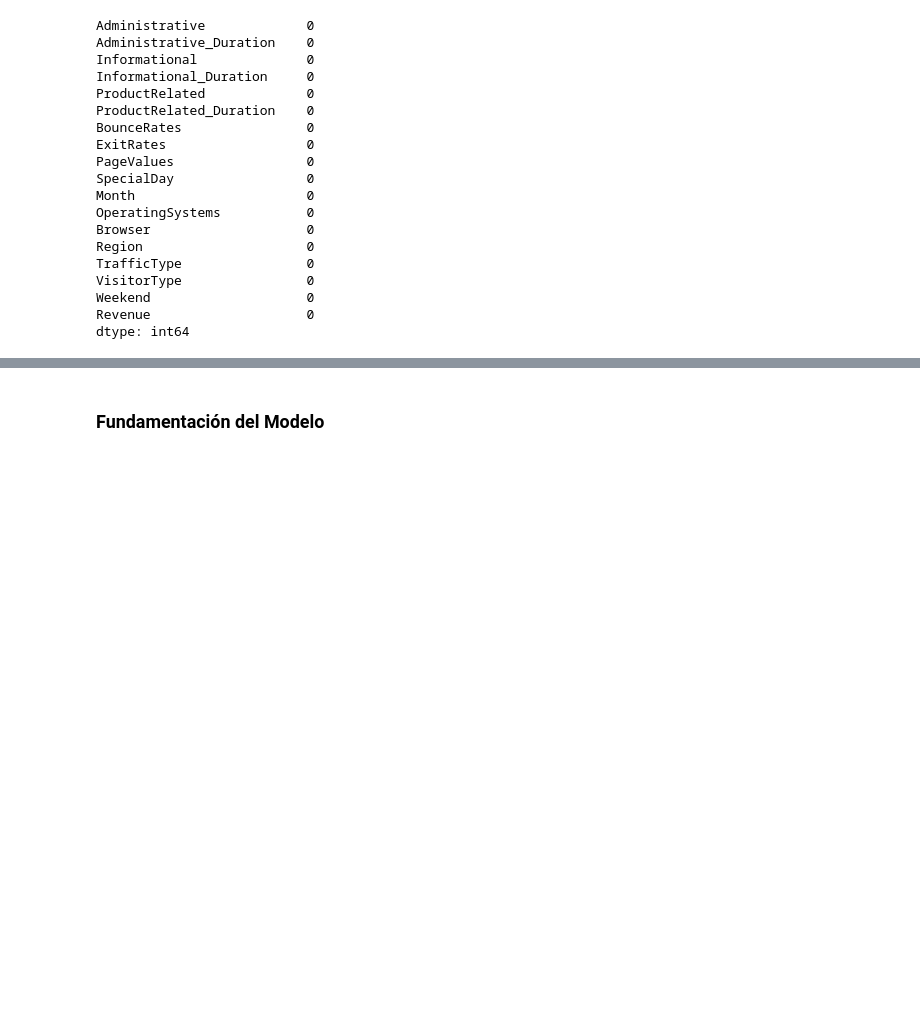
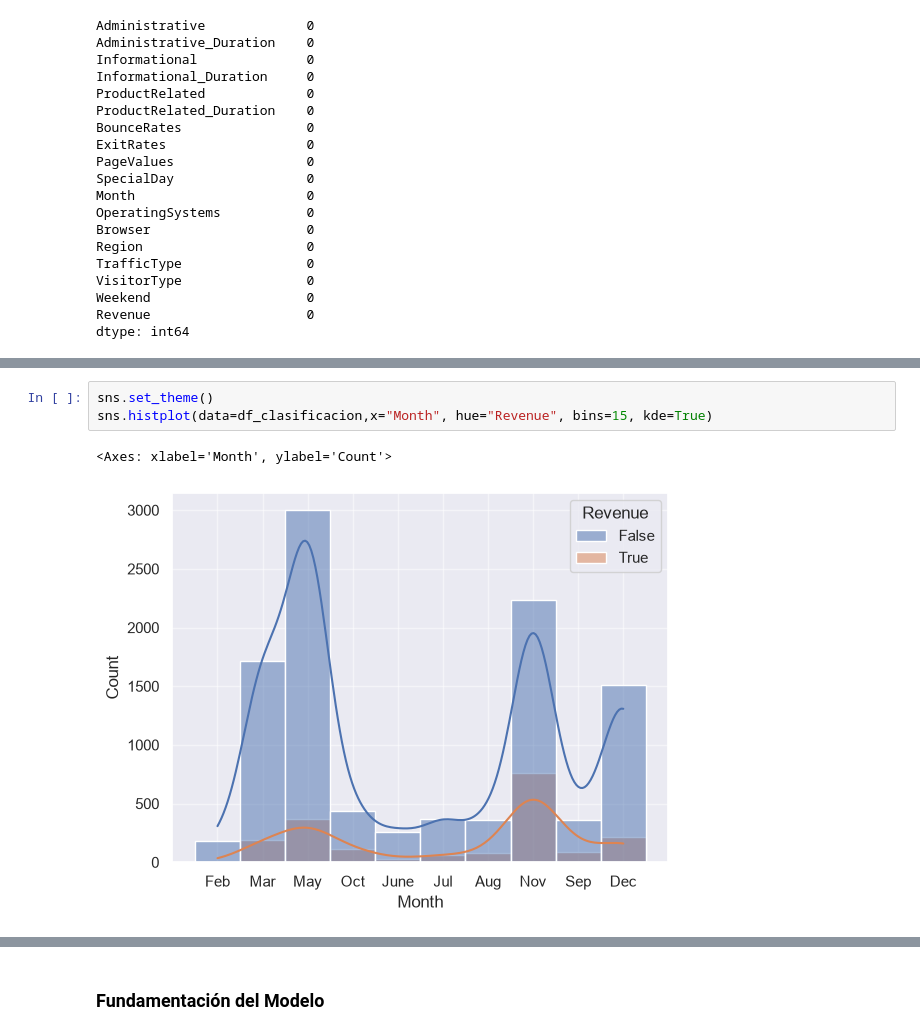
Before and after one commit to ByJuanRod/Actividad-Evaluativa, a Jupyter notebook: modelos_predictivos.ipynb, the cells around one changed output, grey strips where cells are left out. Cells and saved outputs as stored; diff of their text form; blank space fills up the shorter version.

```diff
--- a/modelos_predictivos.ipynb
+++ b/modelos_predictivos.ipynb
@@ -58,0 +97,6 @@ dtype: int64
+# %%
+sns.set_theme()
+sns.histplot(data=df_clasificacion,x="Month", hue="Revenue", bins=15, kde=True)
+# %% [output]
+<Axes: xlabel='Month', ylabel='Count'>
+[figure, added]
```
Also changed, not shown: parts of 4 cells of this notebook.
